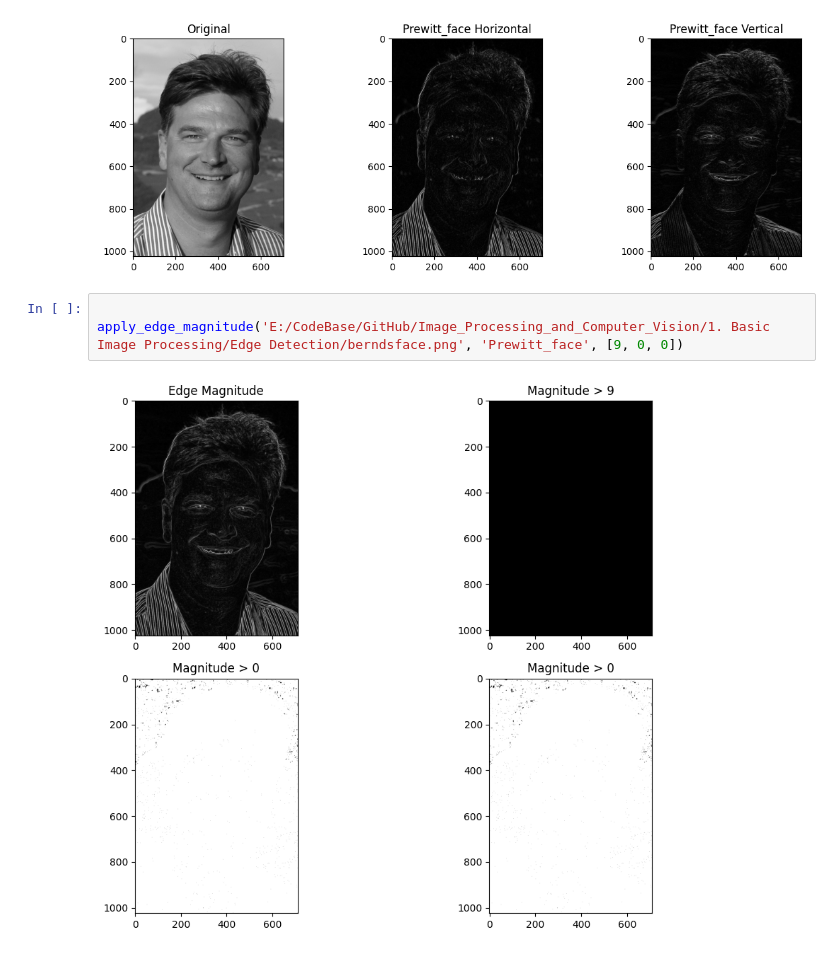
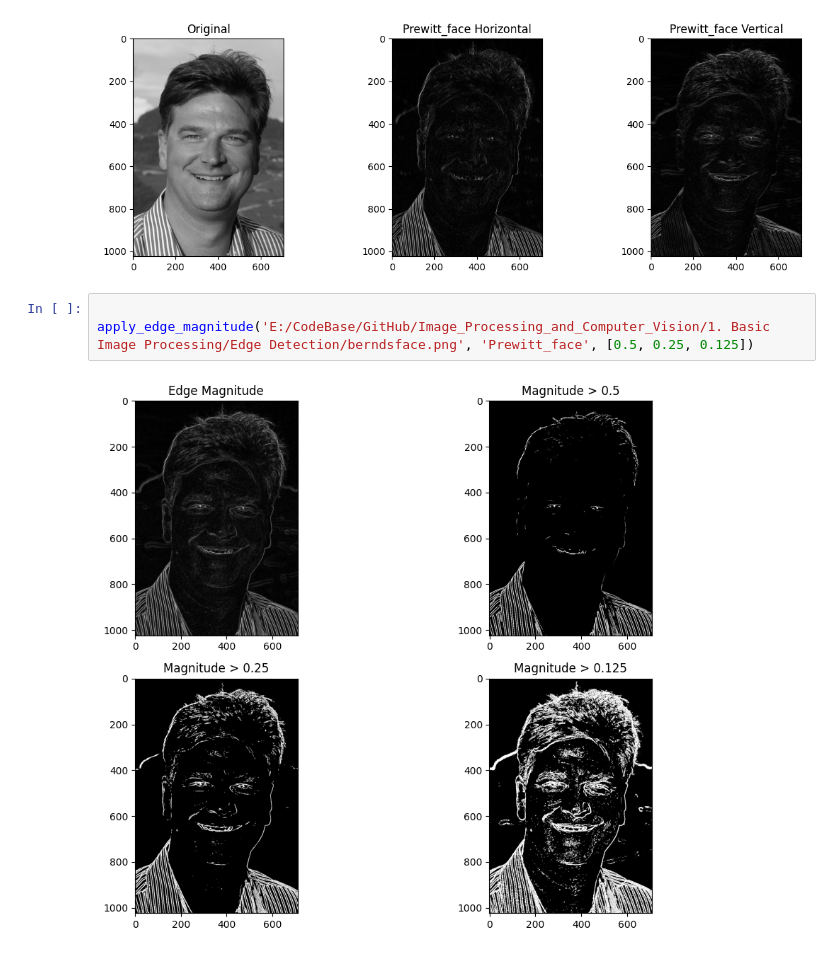
Before and after one commit to HimashaRandil/Image_Processing_and_Computer_Vision, a Jupyter notebook: 1. Basic Image Processing/Edge Detection/Edge Detection.ipynb, the cells around one changed output. Cells and saved outputs as stored; diff of their text form.

```diff
--- a/1. Basic Image Processing/Edge Detection/Edge Detection.ipynb
+++ b/1. Basic Image Processing/Edge Detection/Edge Detection.ipynb
@@ -184,8 +184,8 @@ apply_prewitt('E:/CodeBase/GitHub/Image_Processing_and_Computer_Vision/1. Basic
 [figure]
 # %%
 
-apply_edge_magnitude('E:/CodeBase/GitHub/Image_Processing_and_Computer_Vision/1. Basic Image Processing/Edge Detection/berndsface.png', 'Prewitt_face', [9, 0, 0])
+apply_edge_magnitude('E:/CodeBase/GitHub/Image_Processing_and_Computer_Vision/1. Basic Image Processing/Edge Detection/berndsface.png', 'Prewitt_face', [0.5, 0.25, 0.125])
 # %% [output]
-[figure, old version]
+[figure, new version]
 # %%
 
```
Also changed, not shown: parts of 2 cells of this notebook.
